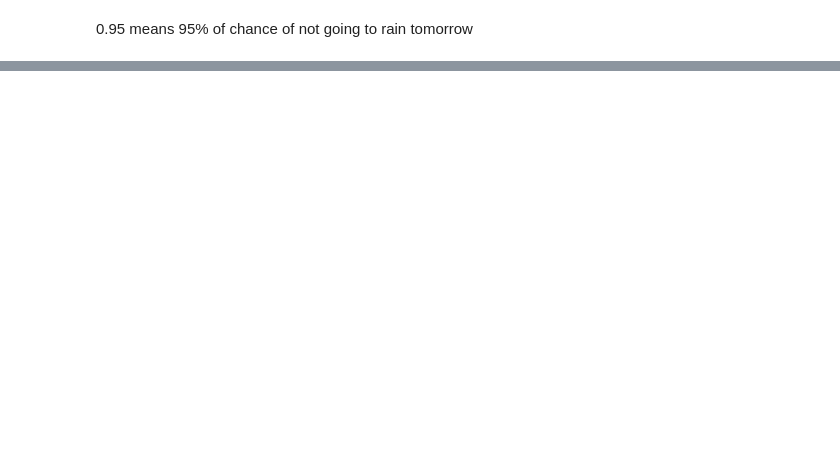
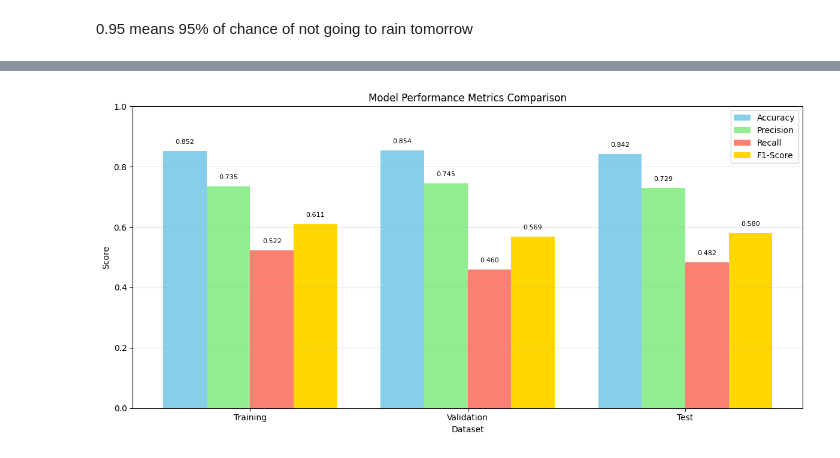
Before and after one commit to toRK25/Logistic-regression, a Jupyter notebook: pakoda.ipynb, the cells around one changed output, grey strips where cells are left out. Cells and saved outputs as stored; diff of their text form; code cells hidden in the pictures; blank space fills up the shorter version.

```diff
--- a/pakoda.ipynb
+++ b/pakoda.ipynb
@@ -297,0 +603,70 @@ predict_input(new_input)
+# %%
+# 5. Model Performance Metrics Comparison
+from sklearn.metrics import precision_score, recall_score, f1_score
+
+# Calculate metrics for all datasets
+datasets = ['Training', 'Validation', 'Test']
+accuracies = [
+    accuracy_score(train_outputs, train_pred),
+    accuracy_score(val_outputs, val_pred),
+    accuracy_score(test_outputs, test_pred)
+]
+precisions = [
+    precision_score(train_outputs, train_pred, pos_label='Yes'),
+    precision_score(val_outputs, val_pred, pos_label='Yes'),
+    precision_score(test_outputs, test_pred, pos_label='Yes')
+]
+recalls = [
+    recall_score(train_outputs, train_pred, pos_label='Yes'),
+    recall_score(val_outputs, val_pred, pos_label='Yes'),
+    recall_score(test_outputs, test_pred, pos_label='Yes')
+]
+f1_scores = [
+    f1_score(train_outputs, train_pred, pos_label='Yes'),
+    f1_score(val_outputs, val_pred, pos_label='Yes'),
+    f1_score(test_outputs, test_pred, pos_label='Yes')
+]
+
+# Create bar plot
+x = np.arange(len(datasets))
+width = 0.2
+
+fig, ax = plt.subplots(figsize=(12, 6))
+ax.bar(x - 1.5*width, accuracies, width, label='Accuracy', color='skyblue')
+ax.bar(x - 0.5*width, precisions, width, label='Precision', color='lightgreen')
+ax.bar(x + 0.5*width, recalls, width, label='Recall', color='salmon')
+ax.bar(x + 1.5*width, f1_scores, width, label='F1-Score', color='gold')
+
+ax.set_xlabel('Dataset')
+ax.set_ylabel('Score')
+ax.set_title('Model Performance Metrics Comparison')
+ax.set_xticks(x)
+ax.set_xticklabels(datasets)
+ax.legend()
+ax.grid(axis='y', alpha=0.3)
+ax.set_ylim([0, 1])
+
+# Add value labels on bars
+for i, v in enumerate(accuracies):
+    ax.text(i - 1.5*width, v + 0.02, f'{v:.3f}', ha='center', va='bottom', fontsize=8)
+for i, v in enumerate(precisions):
+    ax.text(i - 0.5*width, v + 0.02, f'{v:.3f}', ha='center', va='bottom', fontsize=8)
+for i, v in enumerate(recalls):
+    ax.text(i + 0.5*width, v + 0.02, f'{v:.3f}', ha='center', va='bottom', fontsize=8)
+for i, v in enumerate(f1_scores):
+    ax.text(i + 1.5*width, v + 0.02, f'{v:.3f}', ha='center', va='bottom', fontsize=8)
+
+plt.tight_layout()
+plt.show()
+
+# Print summary
+print("\nModel Performance Summary:")
+print("="*60)
+for i, dataset in enumerate(datasets):
+    print(f"\n{dataset} Set:")
+    print(f"  Accuracy:  {accuracies[i]:.4f}")
+    print(f"  Precision: {precisions[i]:.4f}")
+    print(f"  Recall:    {recalls[i]:.4f}")
+    print(f"  F1-Score:  {f1_scores[i]:.4f}")
+# %% [output]
+[figure, added]
```
Also changed, not shown: parts of 31 cells of this notebook.
